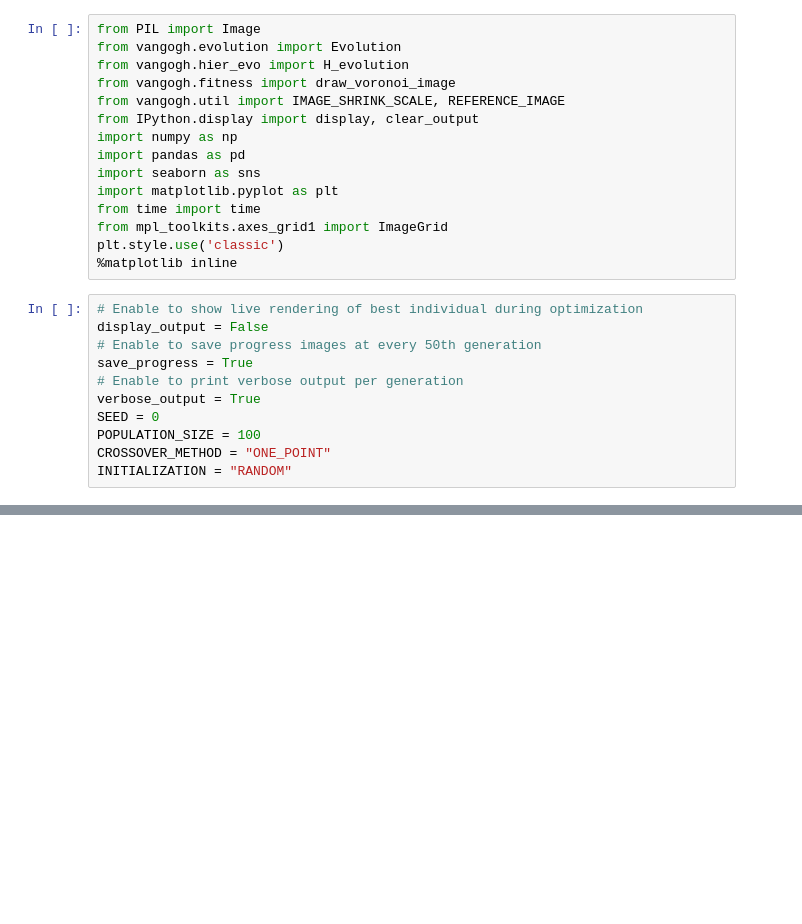
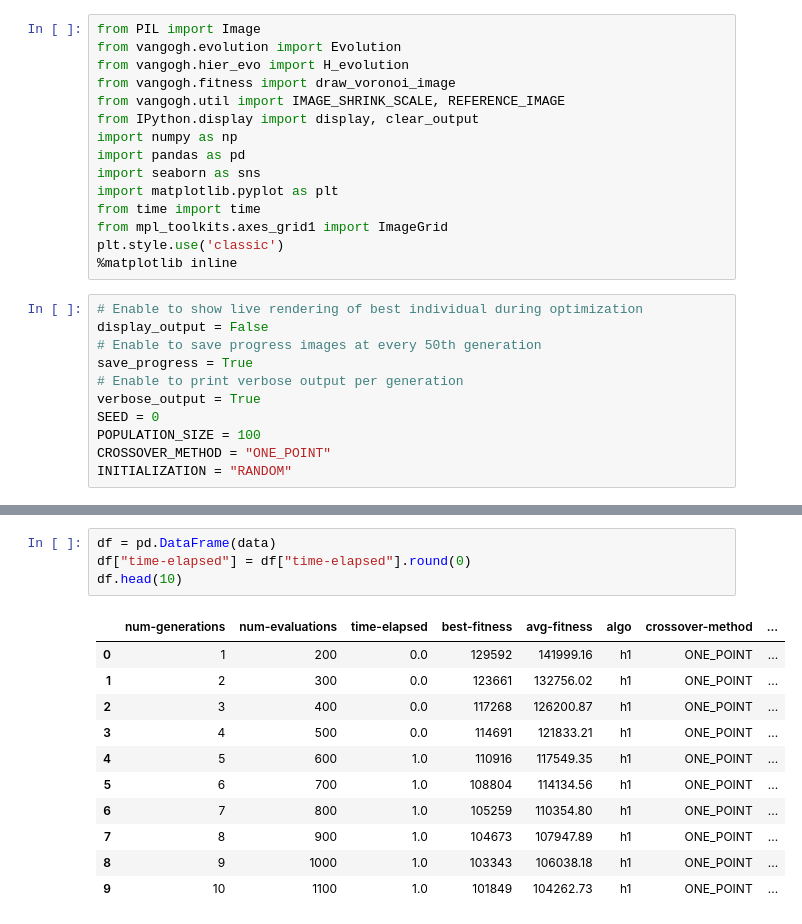
Before and after one commit to lxmampuya/Evolutionary_VanGogh, a Jupyter notebook: analysis_h1.ipynb, the cells around one changed output, grey strips where cells are left out. Saved outputs shown, nothing was run; the diff lists cells and outputs as text; blank space fills up the shorter version.

```diff
--- a/analysis_h1.ipynb
+++ b/analysis_h1.ipynb
@@ -85,0 +219,16 @@ ValueError: all the input array dimensions except for the concatenation axis mus
+# %%
+df = pd.DataFrame(data)
+df["time-elapsed"] = df["time-elapsed"].round(0)
+df.head(10)
+# %% [output]
+|  | num-generations | num-evaluations | time-elapsed | best-fitness | avg-fitness | algo | crossover-method | ... |
+| 0 | 1 | 200 | 0.0 | 129592 | 141999.16 | h1 | ONE_POINT | ... |
+| 1 | 2 | 300 | 0.0 | 123661 | 132756.02 | h1 | ONE_POINT | ... |
+| 2 | 3 | 400 | 0.0 | 117268 | 126200.87 | h1 | ONE_POINT | ... |
+| 3 | 4 | 500 | 0.0 | 114691 | 121833.21 | h1 | ONE_POINT | ... |
+| 4 | 5 | 600 | 1.0 | 110916 | 117549.35 | h1 | ONE_POINT | ... |
+| 5 | 6 | 700 | 1.0 | 108804 | 114134.56 | h1 | ONE_POINT | ... |
+| 6 | 7 | 800 | 1.0 | 105259 | 110354.80 | h1 | ONE_POINT | ... |
+| 7 | 8 | 900 | 1.0 | 104673 | 107947.89 | h1 | ONE_POINT | ... |
+| 8 | 9 | 1000 | 1.0 | 103343 | 106038.18 | h1 | ONE_POINT | ... |
+| 9 | 10 | 1100 | 1.0 | 101849 | 104262.73 | h1 | ONE_POINT | ... |
```
Also changed, not shown: parts of 10 cells of this notebook, 3 other files.
